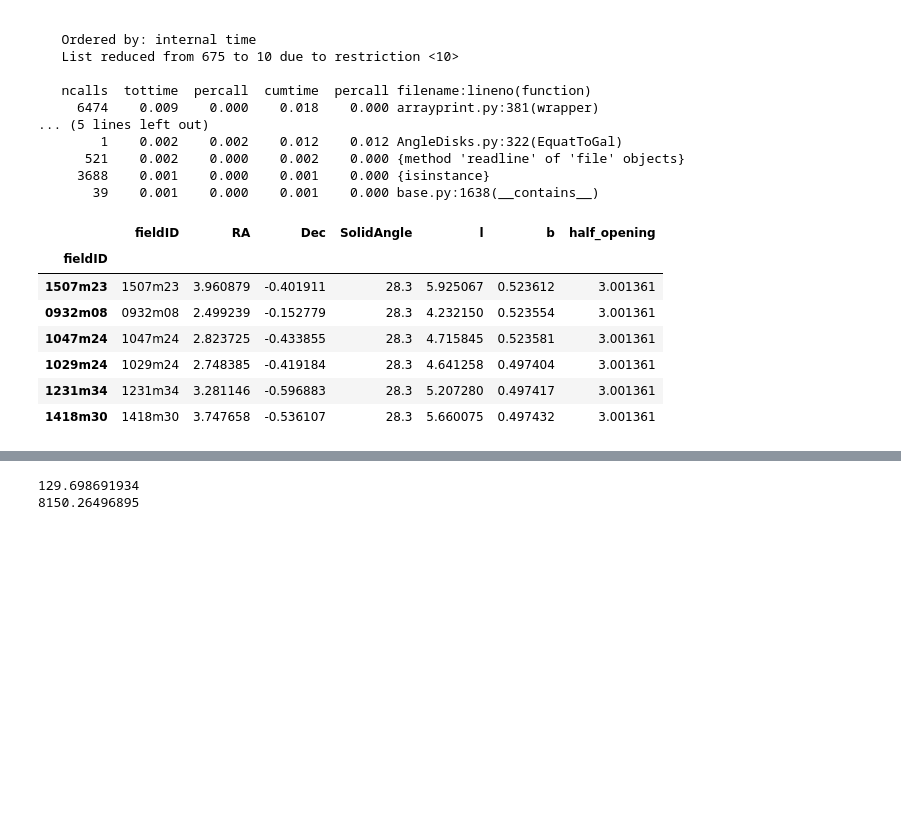
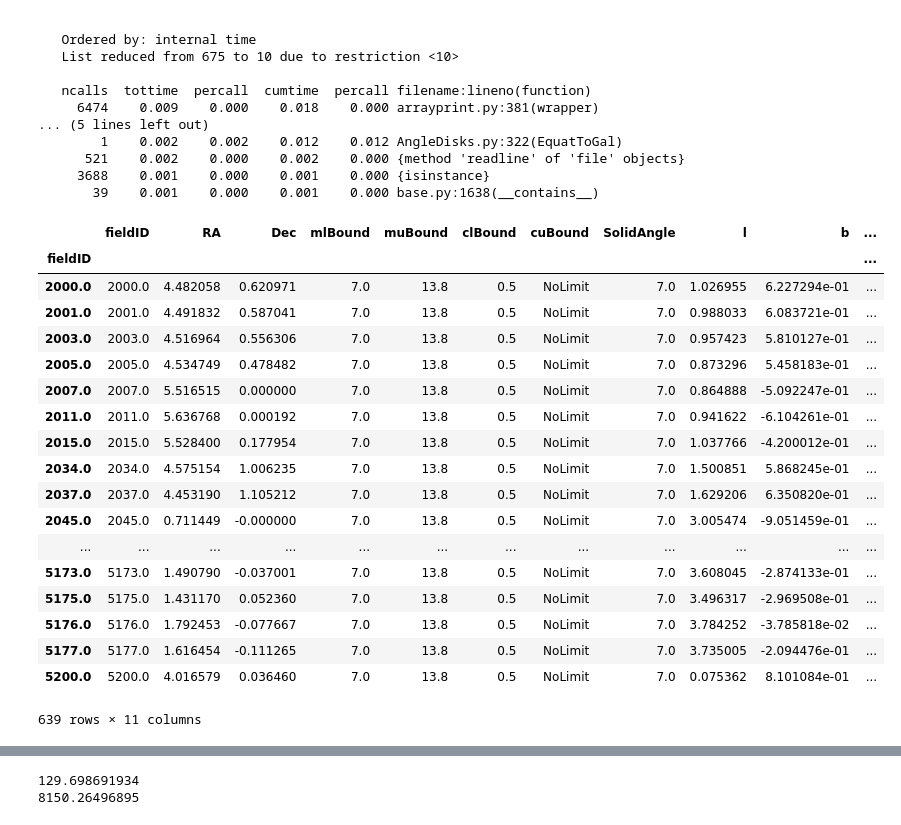
Before and after one commit to aeverall/seestar, a Jupyter notebook: SFexamples/CreateSF.ipynb, the cells around one changed output, grey strips where cells are left out. Saved outputs shown, nothing was run; the diff lists cells and outputs as text; code cells hidden in the pictures; blank space fills up the shorter version.

```diff
--- a/SFexamples/CreateSF.ipynb
+++ b/SFexamples/CreateSF.ipynb
@@ -177,14 +179,25 @@ Unpickling survey selection function...
      3688    0.001    0.000    0.001    0.000 {isinstance}
        39    0.001    0.000    0.001    0.000 base.py:1638(__contains__)
 # %%
-Testing2.pointings
+Testing.pointings
 # %% [output]
-|  | fieldID | RA | Dec | SolidAngle | l | b | half_opening |
-| fieldID |  |  |  |  |  |  |  |
-| 1507m23 | 1507m23 | 3.960879 | -0.401911 | 28.3 | 5.925067 | 0.523612 | 3.001361 |
-| 0932m08 | 0932m08 | 2.499239 | -0.152779 | 28.3 | 4.232150 | 0.523554 | 3.001361 |
-| 1047m24 | 1047m24 | 2.823725 | -0.433855 | 28.3 | 4.715845 | 0.523581 | 3.001361 |
-| 1029m24 | 1029m24 | 2.748385 | -0.419184 | 28.3 | 4.641258 | 0.497404 | 3.001361 |
-| 1231m34 | 1231m34 | 3.281146 | -0.596883 | 28.3 | 5.207280 | 0.497417 | 3.001361 |
-| 1418m30 | 1418m30 | 3.747658 | -0.536107 | 28.3 | 5.660075 | 0.497432 | 3.001361 |
+|  | fieldID | RA | Dec | mlBound | muBound | clBound | cuBound | SolidAngle | l | b | ... |
+| fieldID |  |  |  |  |  |  |  |  |  |  | ... |
+| 2000.0 | 2000.0 | 4.482058 | 0.620971 | 7.0 | 13.8 | 0.5 | NoLimit | 7.0 | 1.026955 | 6.227294e-01 | ... |
+| 2001.0 | 2001.0 | 4.491832 | 0.587041 | 7.0 | 13.8 | 0.5 | NoLimit | 7.0 | 0.988033 | 6.083721e-01 | ... |
+| 2003.0 | 2003.0 | 4.516964 | 0.556306 | 7.0 | 13.8 | 0.5 | NoLimit | 7.0 | 0.957423 | 5.810127e-01 | ... |
+| 2005.0 | 2005.0 | 4.534749 | 0.478482 | 7.0 | 13.8 | 0.5 | NoLimit | 7.0 | 0.873296 | 5.458183e-01 | ... |
+| 2007.0 | 2007.0 | 5.516515 | 0.000000 | 7.0 | 13.8 | 0.5 | NoLimit | 7.0 | 0.864888 | -5.092247e-01 | ... |
+| 2011.0 | 2011.0 | 5.636768 | 0.000192 | 7.0 | 13.8 | 0.5 | NoLimit | 7.0 | 0.941622 | -6.104261e-01 | ... |
+| 2015.0 | 2015.0 | 5.528400 | 0.177954 | 7.0 | 13.8 | 0.5 | NoLimit | 7.0 | 1.037766 | -4.200012e-01 | ... |
+| 2034.0 | 2034.0 | 4.575154 | 1.006235 | 7.0 | 13.8 | 0.5 | NoLimit | 7.0 | 1.500851 | 5.868245e-01 | ... |
+| 2037.0 | 2037.0 | 4.453190 | 1.105212 | 7.0 | 13.8 | 0.5 | NoLimit | 7.0 | 1.629206 | 6.350820e-01 | ... |
+| 2045.0 | 2045.0 | 0.711449 | -0.000000 | 7.0 | 13.8 | 0.5 | NoLimit | 7.0 | 3.005474 | -9.051459e-01 | ... |
+| ... | ... | ... | ... | ... | ... | ... | ... | ... | ... | ... | ... |
+| 5173.0 | 5173.0 | 1.490790 | -0.037001 | 7.0 | 13.8 | 0.5 | NoLimit | 7.0 | 3.608045 | -2.874133e-01 | ... |
+| 5175.0 | 5175.0 | 1.431170 | 0.052360 | 7.0 | 13.8 | 0.5 | NoLimit | 7.0 | 3.496317 | -2.969508e-01 | ... |
+| 5176.0 | 5176.0 | 1.792453 | -0.077667 | 7.0 | 13.8 | 0.5 | NoLimit | 7.0 | 3.784252 | -3.785818e-02 | ... |
+| 5177.0 | 5177.0 | 1.616454 | -0.111265 | 7.0 | 13.8 | 0.5 | NoLimit | 7.0 | 3.735005 | -2.094476e-01 | ... |
+| 5200.0 | 5200.0 | 4.016579 | 0.036460 | 7.0 | 13.8 | 0.5 | NoLimit | 7.0 | 0.075362 | 8.101084e-01 | ... |
+639 rows × 11 columns
 # %%
```
Also changed, not shown: parts of 6 cells of this notebook, 11 other files.
